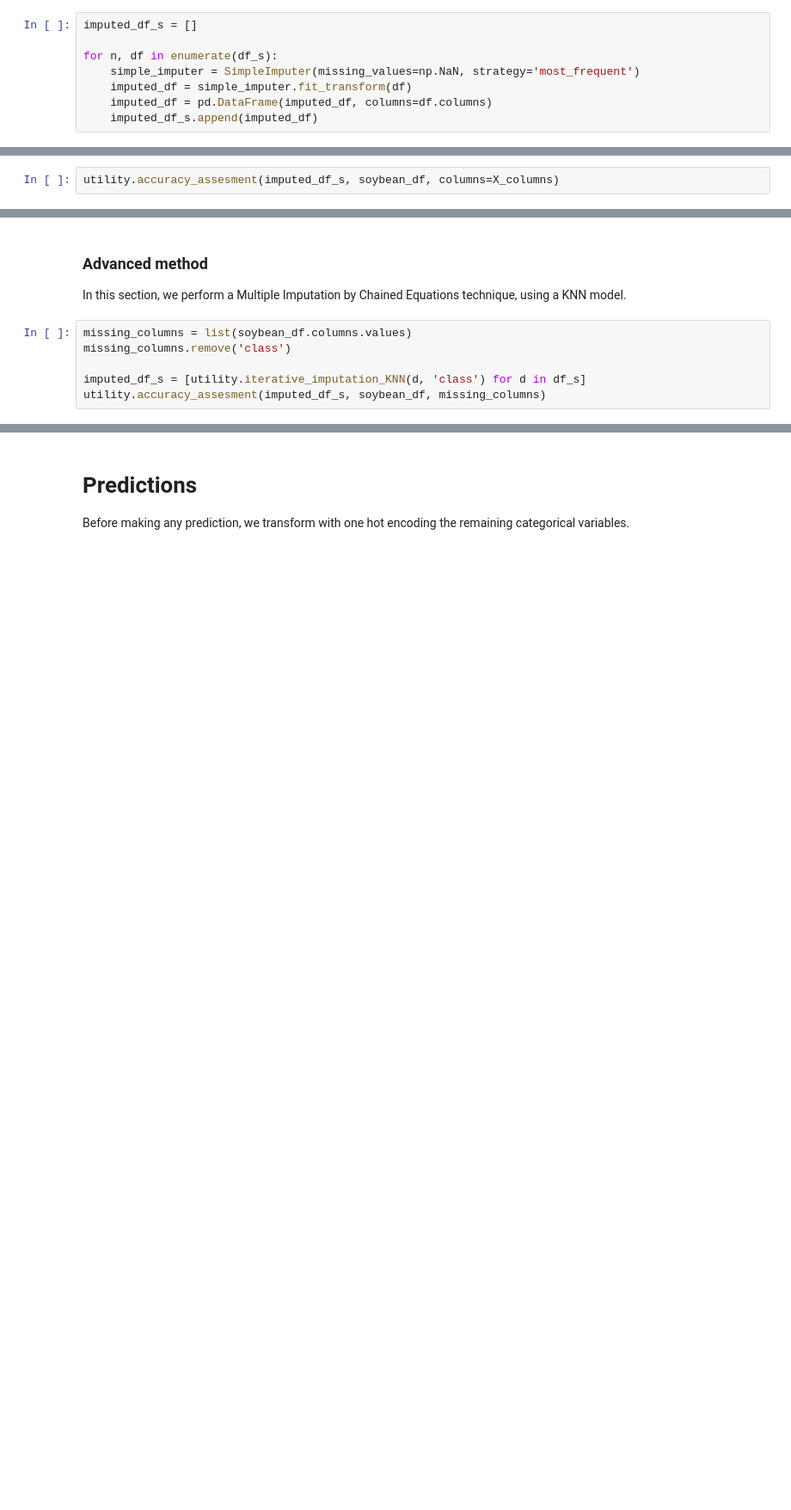
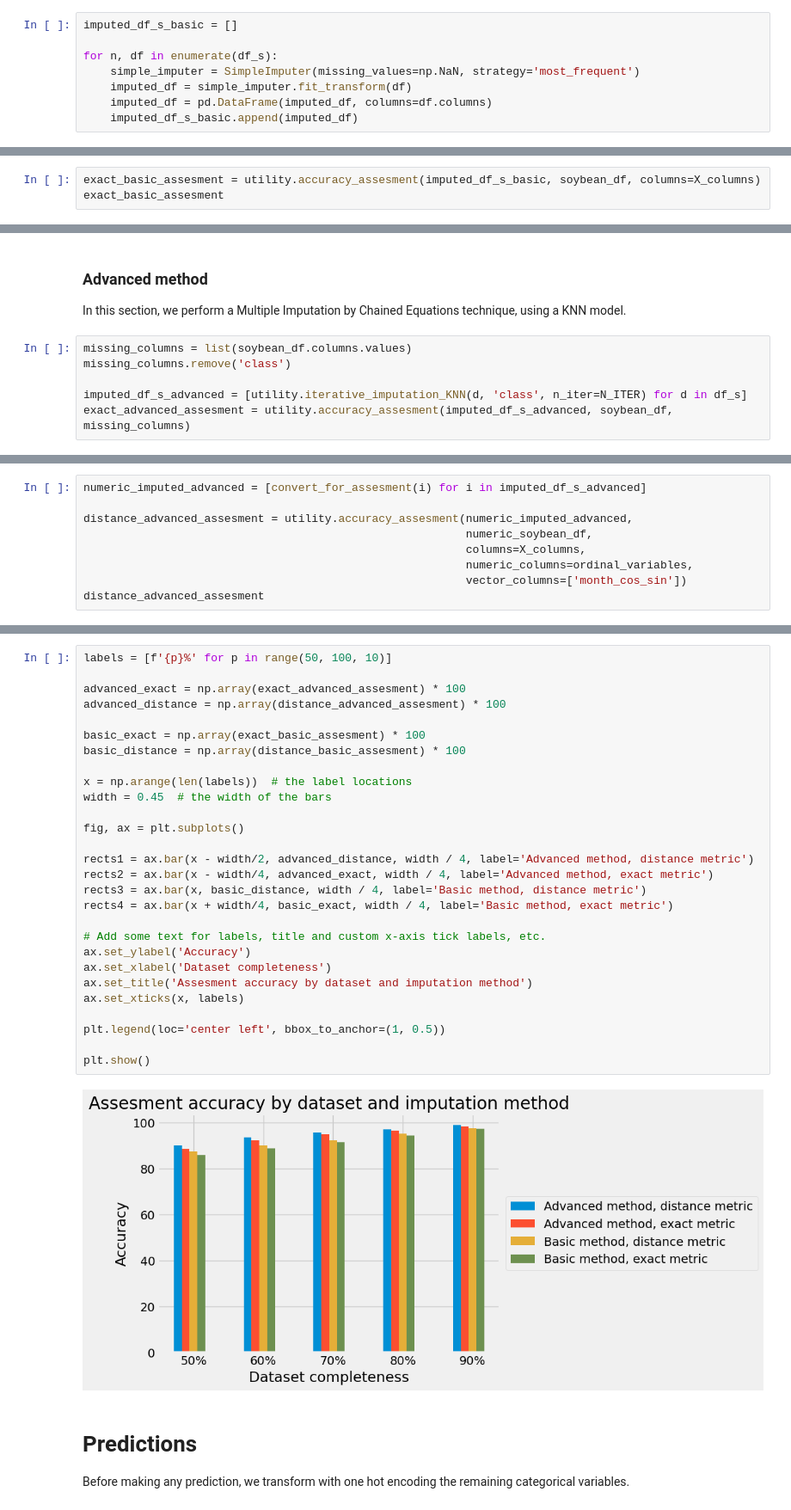
Before and after one commit to VladMarianCimpeanu/DIQ-assignment, a Jupyter notebook: code/soybean_notebook.ipynb, the cells around one changed output, grey strips where cells are left out. Shown: that part at 86% size. Drawn from its saved outputs; the diff is of its cells as text; blank space fills up the shorter version.

Commit message:
added assesment visualization

```diff
--- a/code/soybean_notebook.ipynb
+++ b/code/soybean_notebook.ipynb
@@ -107,13 +109,13 @@ In both cases we perform an exact and similarity based post imputation assesment
 
 Since there are a lot of categorical features, we believe a good basic imputation method could be to fill each NaN value with the mode of its belonging column.
 # %%
-imputed_df_s = []
+imputed_df_s_basic = []
 
 for n, df in enumerate(df_s):
     simple_imputer = SimpleImputer(missing_values=np.NaN, strategy='most_frequent')
     imputed_df = simple_imputer.fit_transform(df)
     imputed_df = pd.DataFrame(imputed_df, columns=df.columns)
-    imputed_df_s.append(imputed_df)
+    imputed_df_s_basic.append(imputed_df)
 # %% [markdown]
 ## Data quality assesment after the data imputation.
 
@@ -126,7 +128,8 @@ The completeness degree for each impute dataframe is [1.0, 1.0, 1.0, 1.0, 1.0]
 # %% [markdown]
 Now, we compute the accuracy. First we mesure it using the exact matching.
 # %%
-utility.accuracy_assesment(imputed_df_s, soybean_df, columns=X_columns)
+exact_basic_assesment = utility.accuracy_assesment(imputed_df_s_basic, soybean_df, columns=X_columns)
+exact_basic_assesment
 # %% [output]
 [0.858433734939759,
  0.8866577420794288,
@@ -336,6 +339,6 @@ In this section, we perform a Multiple Imputation by Chained Equations technique
 missing_columns = list(soybean_df.columns.values)
 missing_columns.remove('class')
 
-imputed_df_s = [utility.iterative_imputation_KNN(d, 'class') for d in df_s]
-utility.accuracy_assesment(imputed_df_s, soybean_df, missing_columns)
+imputed_df_s_advanced = [utility.iterative_imputation_KNN(d, 'class', n_iter=N_ITER) for d in df_s]
+exact_advanced_assesment = utility.accuracy_assesment(imputed_df_s_advanced, soybean_df, missing_columns)
 # %% [output]
@@ -346,0 +360,9 @@ utility.accuracy_assesment(imputed_df_s, soybean_df, missing_columns)
+# %%
+numeric_imputed_advanced = [convert_for_assesment(i) for i in imputed_df_s_advanced]
+
+distance_advanced_assesment = utility.accuracy_assesment(numeric_imputed_advanced,
+                                                         numeric_soybean_df,
+                                                         columns=X_columns,
+                                                         numeric_columns=ordinal_variables,
+                                                         vector_columns=['month_cos_sin'])
+distance_advanced_assesment
@@ -347,3 +377,33 @@ utility.accuracy_assesment(imputed_df_s, soybean_df, missing_columns)
+# %%
+labels = [f'{p}%' for p in range(50, 100, 10)]
+
+advanced_exact = np.array(exact_advanced_assesment) * 100
+advanced_distance = np.array(distance_advanced_assesment) * 100
+
+basic_exact = np.array(exact_basic_assesment) * 100
+basic_distance = np.array(distance_basic_assesment) * 100
+
+x = np.arange(len(labels))  # the label locations
+width = 0.45  # the width of the bars
+
+fig, ax = plt.subplots()
+
+rects1 = ax.bar(x - width/2, advanced_distance, width / 4, label='Advanced method, distance metric')
+rects2 = ax.bar(x - width/4, advanced_exact, width / 4, label='Advanced method, exact metric')
+rects3 = ax.bar(x, basic_distance, width / 4, label='Basic method, distance metric')
+rects4 = ax.bar(x + width/4, basic_exact, width / 4, label='Basic method, exact metric')
+
+# Add some text for labels, title and custom x-axis tick labels, etc.
+ax.set_ylabel('Accuracy')
+ax.set_xlabel('Dataset completeness')
+ax.set_title('Assesment accuracy by dataset and imputation method')
+ax.set_xticks(x, labels)
+
+plt.legend(loc='center left', bbox_to_anchor=(1, 0.5))
+
+plt.show()
+# %% [output]
+[figure, added]
 # %% [markdown]
 # Predictions
 Before making any prediction, we transform with one hot encoding the remaining categorical variables.
```
Also changed, not shown: parts of 9 cells of this notebook, 1 other file.
